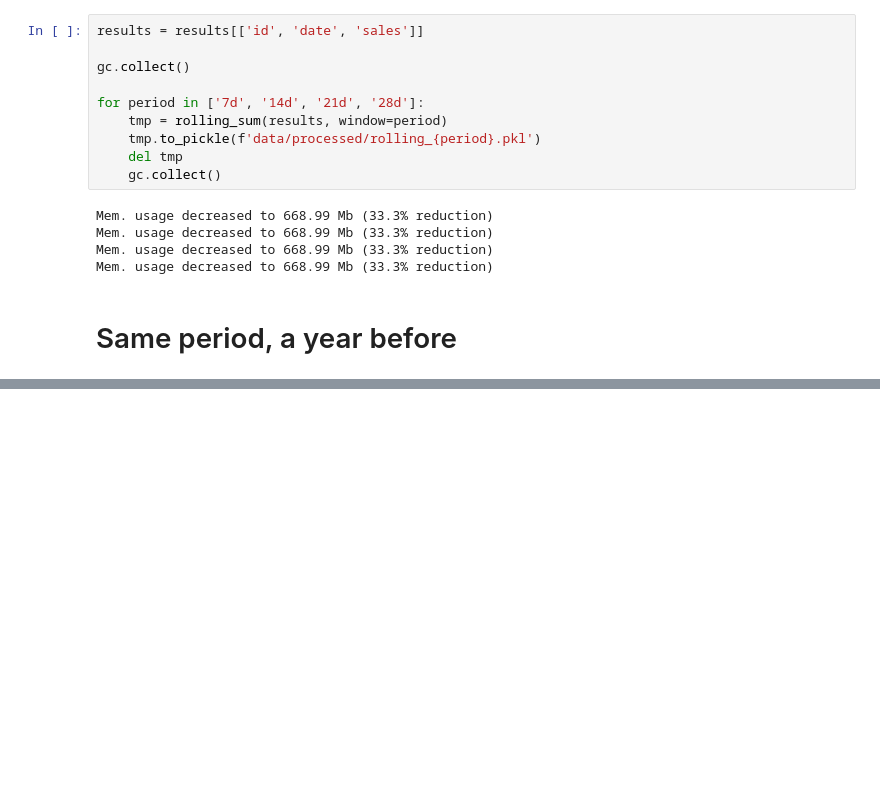
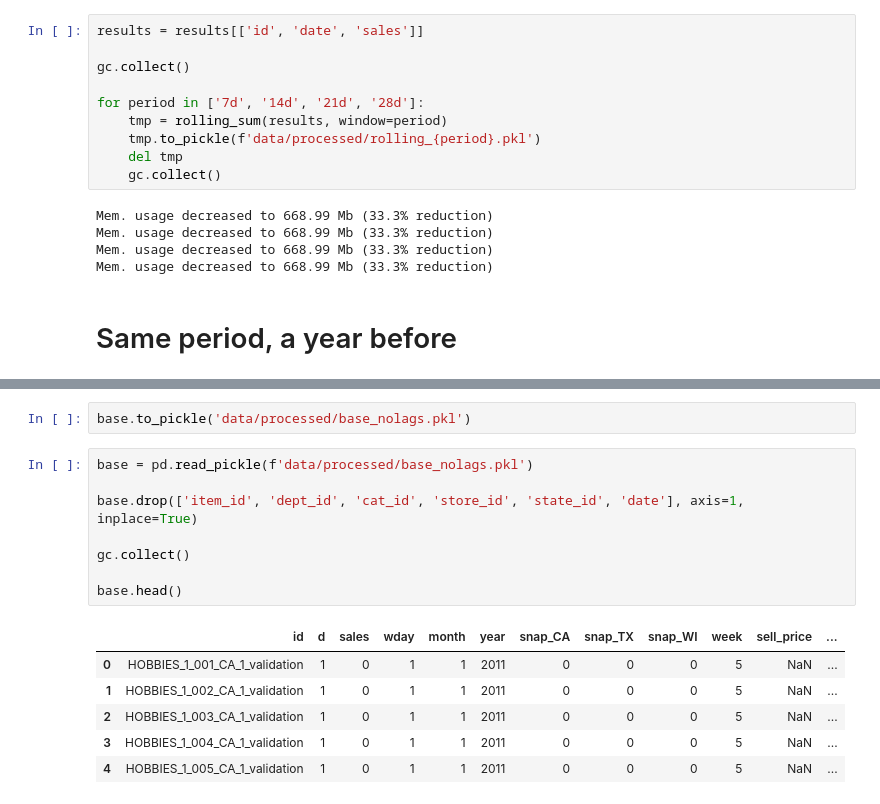
Before and after one commit to lucabasa/kaggle_competitions, a Jupyter notebook: m5_forecasting/02_processing.ipynb, the cells around one changed output, grey strips where cells are left out. Cells and saved outputs as stored; diff of their text form; blank space fills up the shorter version.

```diff
--- a/m5_forecasting/02_processing.ipynb
+++ b/m5_forecasting/02_processing.ipynb
@@ -245,0 +363,17 @@ memory usage: 2.5+ GB
+# %%
+base.to_pickle('data/processed/base_nolags.pkl')
+# %%
+base = pd.read_pickle(f'data/processed/base_nolags.pkl')
+
+base.drop(['item_id', 'dept_id', 'cat_id', 'store_id', 'state_id', 'date'], axis=1, inplace=True)
+
+gc.collect()
+
+base.head()
+# %% [output]
+|  | id | d | sales | wday | month | year | snap_CA | snap_TX | snap_WI | week | sell_price | ... |
+| 0 | HOBBIES_1_001_CA_1_validation | 1 | 0 | 1 | 1 | 2011 | 0 | 0 | 0 | 5 | NaN | ... |
+| 1 | HOBBIES_1_002_CA_1_validation | 1 | 0 | 1 | 1 | 2011 | 0 | 0 | 0 | 5 | NaN | ... |
+| 2 | HOBBIES_1_003_CA_1_validation | 1 | 0 | 1 | 1 | 2011 | 0 | 0 | 0 | 5 | NaN | ... |
+| 3 | HOBBIES_1_004_CA_1_validation | 1 | 0 | 1 | 1 | 2011 | 0 | 0 | 0 | 5 | NaN | ... |
+| 4 | HOBBIES_1_005_CA_1_validation | 1 | 0 | 1 | 1 | 2011 | 0 | 0 | 0 | 5 | NaN | ... |
```
Also changed, not shown: parts of 18 cells of this notebook, 1 other file.
